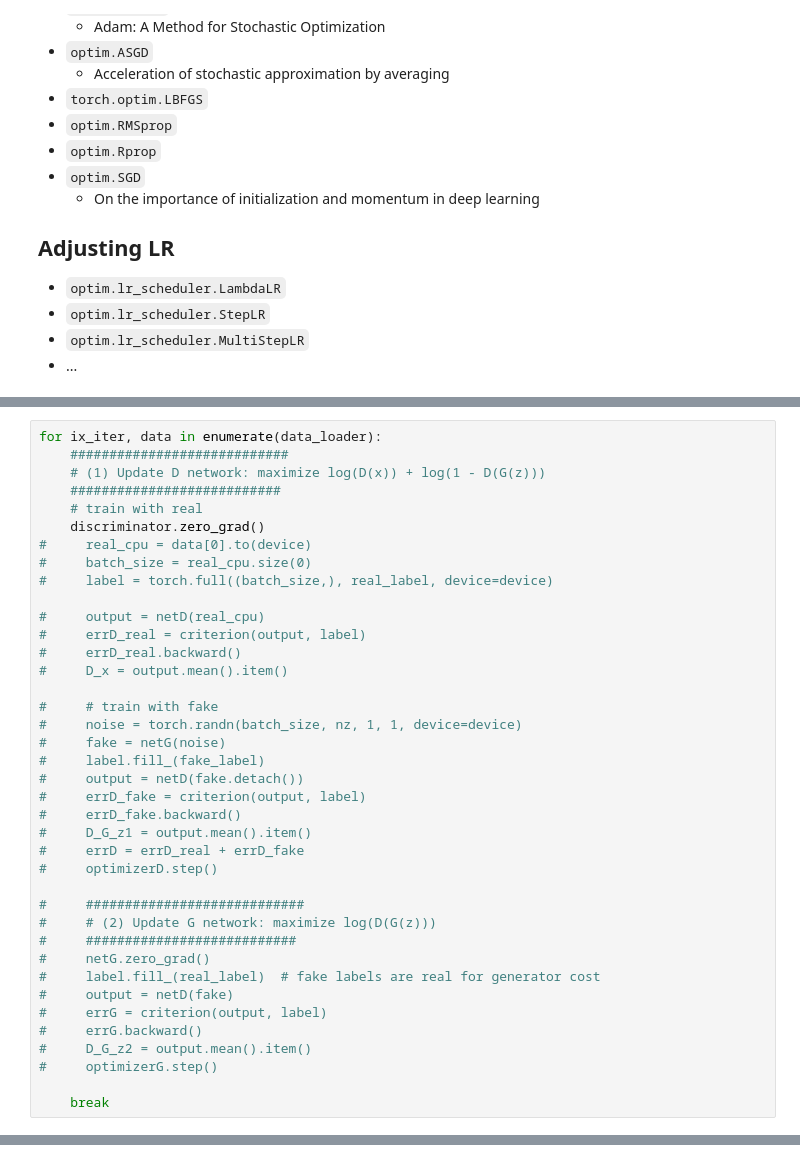
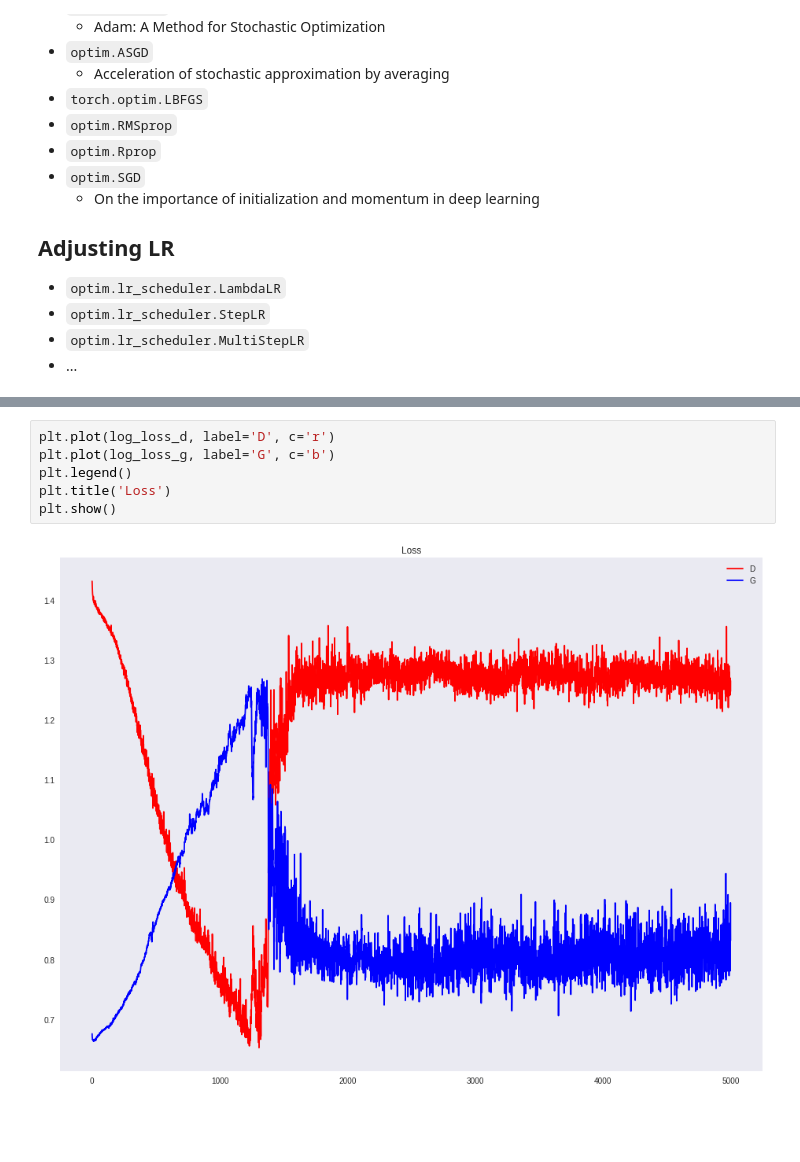
Before and after one commit to mephistopheies/dds, a Jupyter notebook: ibm_290618/pytorch_tutorial.ipynb, the cells around one changed output, grey strips where cells are left out. Drawn from its saved outputs; the diff is of its cells as text; blank space fills up the shorter version.

```diff
--- a/ibm_290618/pytorch_tutorial.ipynb
+++ b/ibm_290618/pytorch_tutorial.ipynb
@@ -1092,39 +1188,0 @@ optimizerG = optim.Adam(generator.parameters(), lr=lr, betas=(beta1, 0.999))
-# %%
-for ix_iter, data in enumerate(data_loader):
-    ############################
-    # (1) Update D network: maximize log(D(x)) + log(1 - D(G(z)))
-    ###########################
-    # train with real
-    discriminator.zero_grad()
-#     real_cpu = data[0].to(device)
-#     batch_size = real_cpu.size(0)
-#     label = torch.full((batch_size,), real_label, device=device)
-
-#     output = netD(real_cpu)
-#     errD_real = criterion(output, label)
-#     errD_real.backward()
-#     D_x = output.mean().item()
-
-#     # train with fake
-#     noise = torch.randn(batch_size, nz, 1, 1, device=device)
-#     fake = netG(noise)
-#     label.fill_(fake_label)
-#     output = netD(fake.detach())
-#     errD_fake = criterion(output, label)
-#     errD_fake.backward()
-#     D_G_z1 = output.mean().item()
-#     errD = errD_real + errD_fake
-#     optimizerD.step()
-
-#     ############################
-#     # (2) Update G network: maximize log(D(G(z)))
-#     ###########################
-#     netG.zero_grad()
-#     label.fill_(real_label)  # fake labels are real for generator cost
-#     output = netD(fake)
-#     errG = criterion(output, label)
-#     errG.backward()
-#     D_G_z2 = output.mean().item()
-#     optimizerG.step()
-
-    break
@@ -1130,0 +1264,8 @@ for ix_iter, data in enumerate(data_loader):
+# %%
+plt.plot(log_loss_d, label='D', c='r')
+plt.plot(log_loss_g, label='G', c='b')
+plt.legend()
+plt.title('Loss')
+plt.show()
+# %% [output]
+[figure, added]
```
Also changed, not shown: parts of 41 cells of this notebook.
